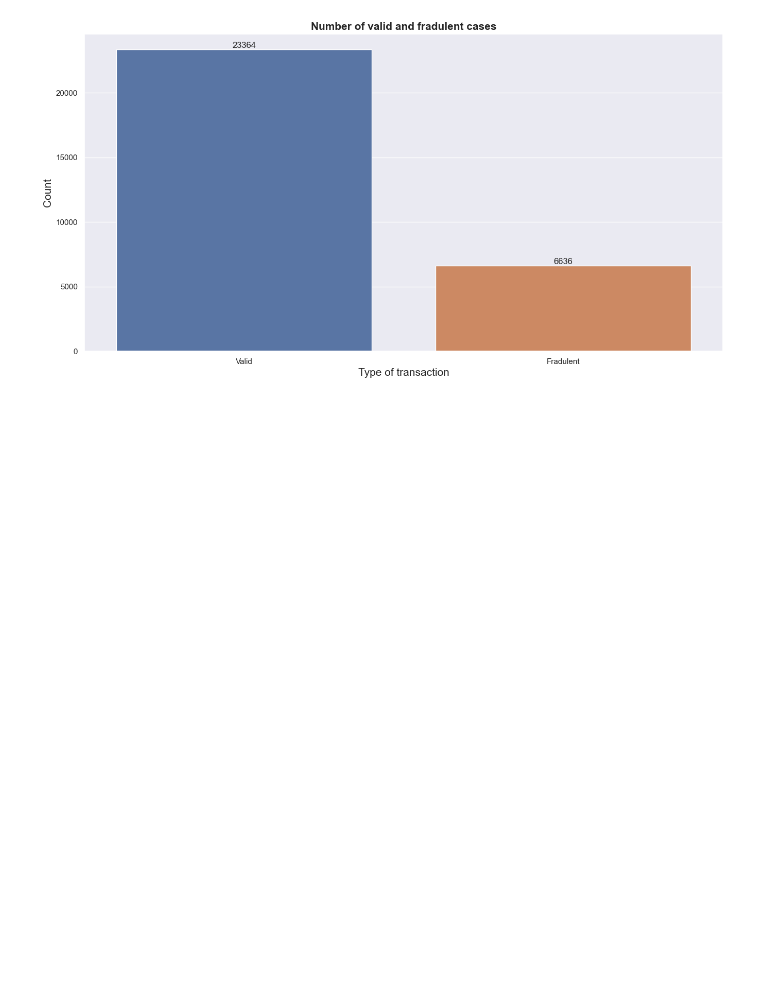
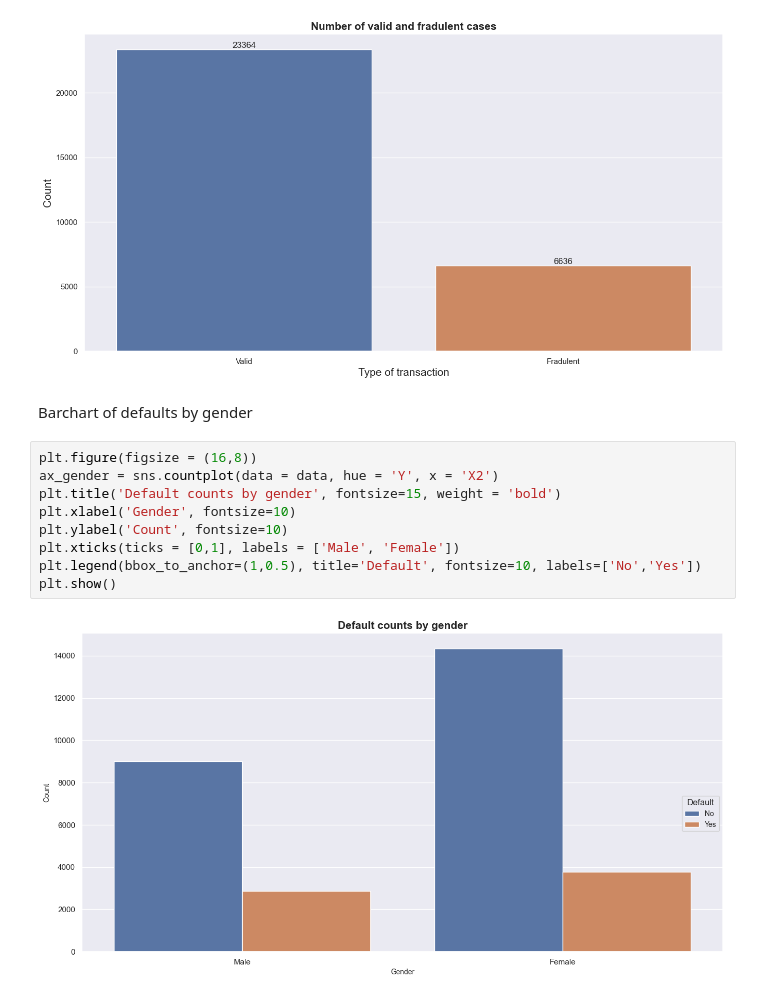
Before and after one commit to Alexius0123/Card-Fraud-Project, a Jupyter notebook: final.ipynb, the cells around one changed output. Saved outputs shown, nothing was run; the diff lists cells and outputs as text; blank space fills up the shorter version.

Commit message:
Include graph for fraudulent transactions by gender

```diff
--- a/final.ipynb
+++ b/final.ipynb
@@ -99,3 +99,16 @@ ax.bar_label(container = ax.containers[0], labels=abs_values)
 plt.show()
 # %% [output]
 [figure]
+# %% [markdown]
+Barchart of defaults by gender
+# %%
+plt.figure(figsize = (16,8))
+ax_gender = sns.countplot(data = data, hue = 'Y', x = 'X2')
+plt.title('Default counts by gender', fontsize=15, weight = 'bold')
+plt.xlabel('Gender', fontsize=10)
+plt.ylabel('Count', fontsize=10)
+plt.xticks(ticks = [0,1], labels = ['Male', 'Female'])
+plt.legend(bbox_to_anchor=(1,0.5), title='Default', fontsize=10, labels=['No','Yes'])
+plt.show()
+# %% [output]
+[figure, added]
```
Also changed, not shown: parts of 2 cells of this notebook.
